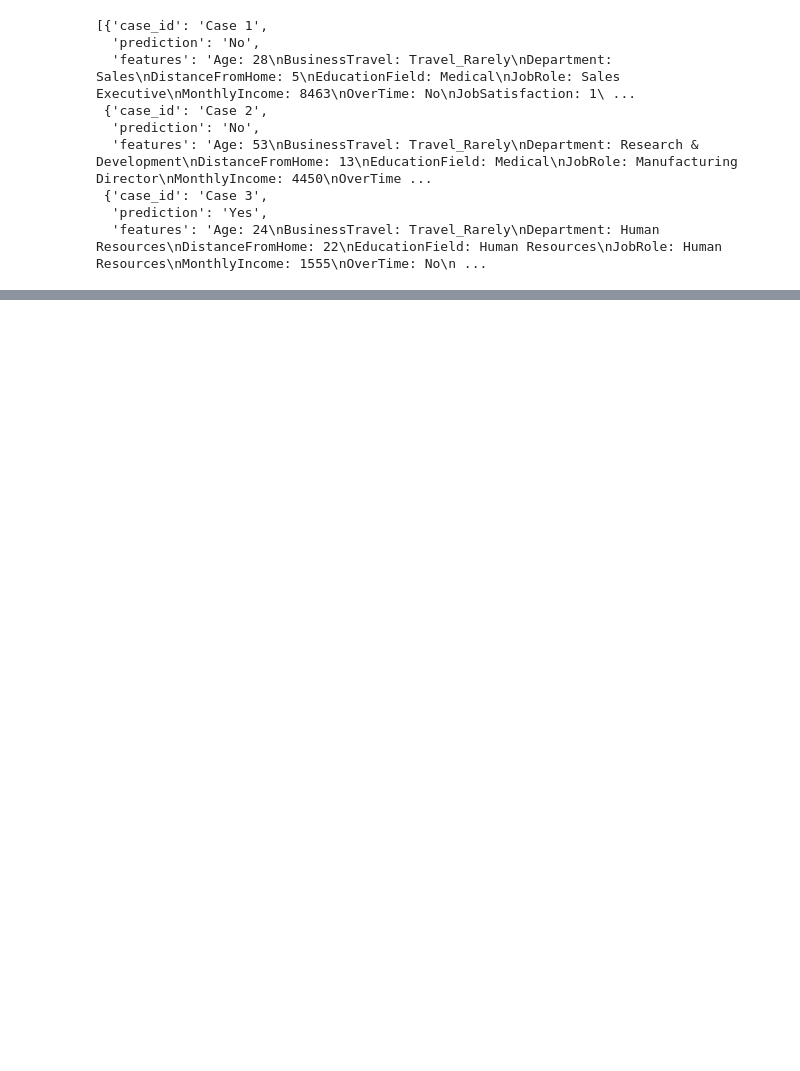
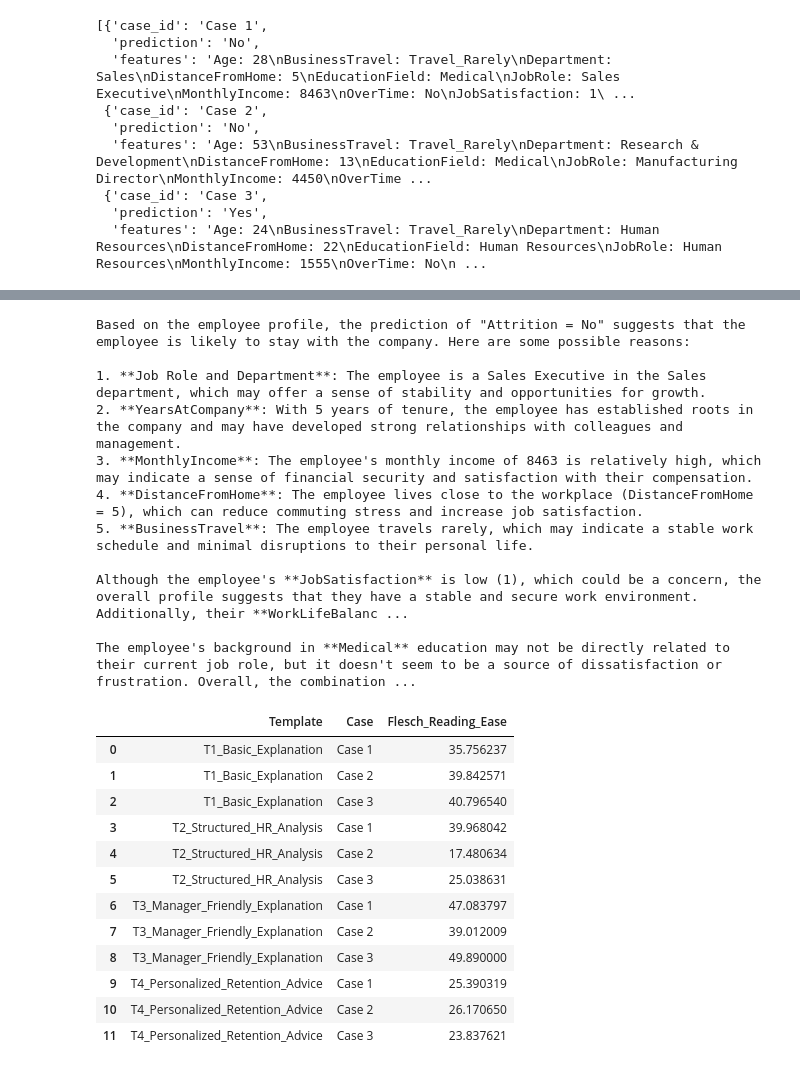
Before and after one commit to K0alaxy/SWE485-G2-Phase1, a Jupyter notebook: Phase2_Generative_AI.ipynb, the cells around one changed output, grey strips where cells are left out. Drawn from its saved outputs; the diff is of its cells as text; code cells hidden in the pictures; blank space fills up the shorter version.

```diff
--- a/Phase2_Generative_AI.ipynb
+++ b/Phase2_Generative_AI.ipynb
@@ -516,0 +615,40 @@ results_df.to_csv("Generative_AI_Output_Comparison.csv", index=False)
+# %%
+import re
+import textstat
+
+def clean_text(text):
+    text = re.sub(r"\*\*", "", str(text))  # remove markdown bold
+    return text
+
+results_df["Clean_Output"] = results_df["Output"].apply(clean_text)
+
+results_df["Flesch_Reading_Ease"] = results_df["Clean_Output"].apply(
+    textstat.flesch_reading_ease
+)
+
+results_df[["Template", "Case", "Flesch_Reading_Ease"]]
+# %% [output]
+Based on the employee profile, the prediction of "Attrition = No" suggests that the employee is likely to stay with the company. Here are some possible reasons:
+
+1. **Job Role and Department**: The employee is a Sales Executive in the Sales department, which may offer a sense of stability and opportunities for growth.
+2. **YearsAtCompany**: With 5 years of tenure, the employee has established roots in the company and may have developed strong relationships with colleagues and management.
+3. **MonthlyIncome**: The employee's monthly income of 8463 is relatively high, which may indicate a sense of financial security and satisfaction with their compensation.
+4. **DistanceFromHome**: The employee lives close to the workplace (DistanceFromHome = 5), which can reduce commuting stress and increase job satisfaction.
+5. **BusinessTravel**: The employee travels rarely, which may indicate a stable work schedule and minimal disruptions to their personal life.
+
+Although the employee's **JobSatisfaction** is low (1), which could be a concern, the overall profile suggests that they have a stable and secure work environment. Additionally, their **WorkLifeBalanc ...
+
+The employee's background in **Medical** education may not be directly related to their current job role, but it doesn't seem to be a source of dissatisfaction or frustration. Overall, the combination ...
+|  | Template | Case | Flesch_Reading_Ease |
+| 0 | T1_Basic_Explanation | Case 1 | 35.756237 |
+| 1 | T1_Basic_Explanation | Case 2 | 39.842571 |
+| 2 | T1_Basic_Explanation | Case 3 | 40.796540 |
+| 3 | T2_Structured_HR_Analysis | Case 1 | 39.968042 |
+| 4 | T2_Structured_HR_Analysis | Case 2 | 17.480634 |
+| 5 | T2_Structured_HR_Analysis | Case 3 | 25.038631 |
+| 6 | T3_Manager_Friendly_Explanation | Case 1 | 47.083797 |
+| 7 | T3_Manager_Friendly_Explanation | Case 2 | 39.012009 |
+| 8 | T3_Manager_Friendly_Explanation | Case 3 | 49.890000 |
+| 9 | T4_Personalized_Retention_Advice | Case 1 | 25.390319 |
+| 10 | T4_Personalized_Retention_Advice | Case 2 | 26.170650 |
+| 11 | T4_Personalized_Retention_Advice | Case 3 | 23.837621 |
```
Also changed, not shown: parts of 12 cells of this notebook.
